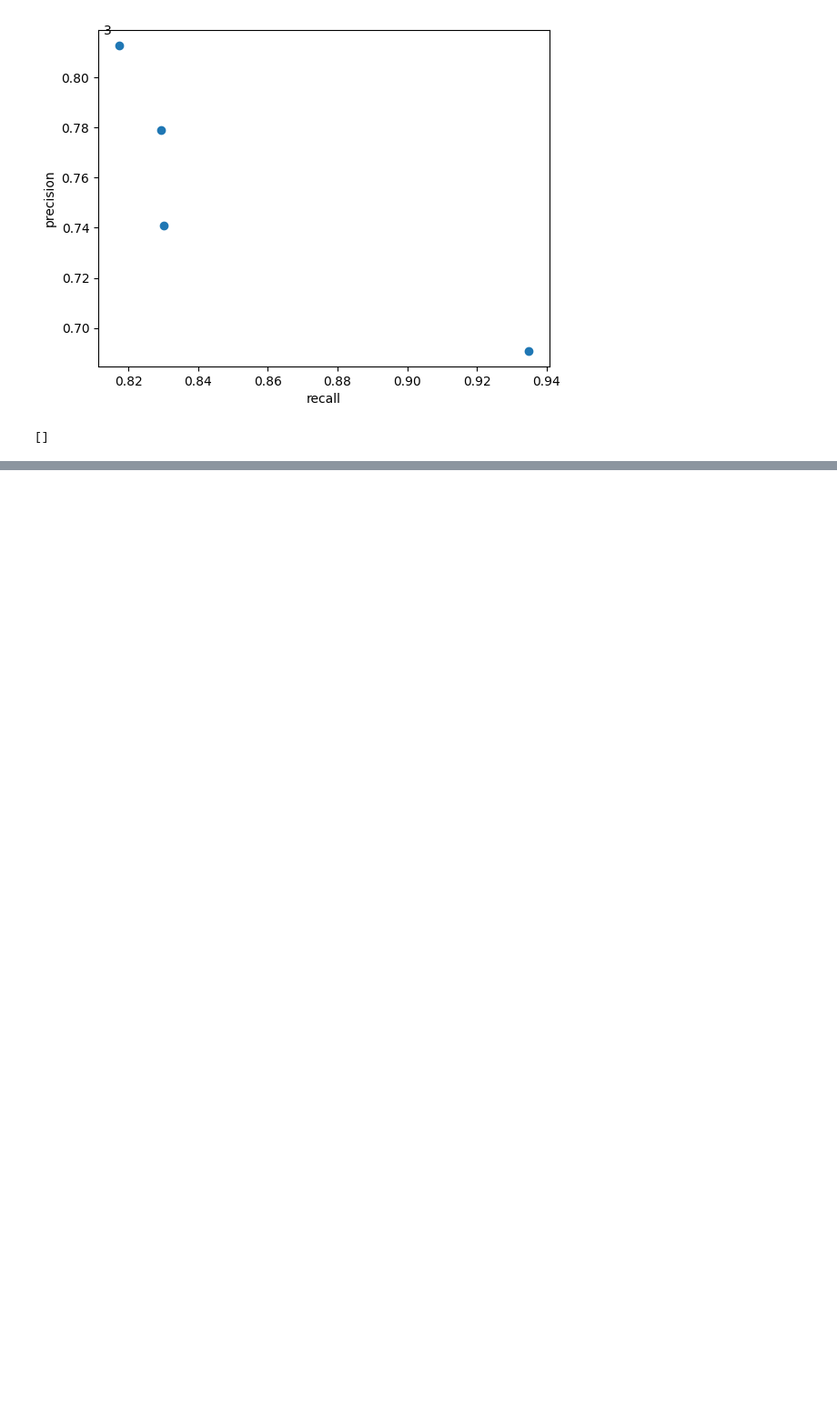
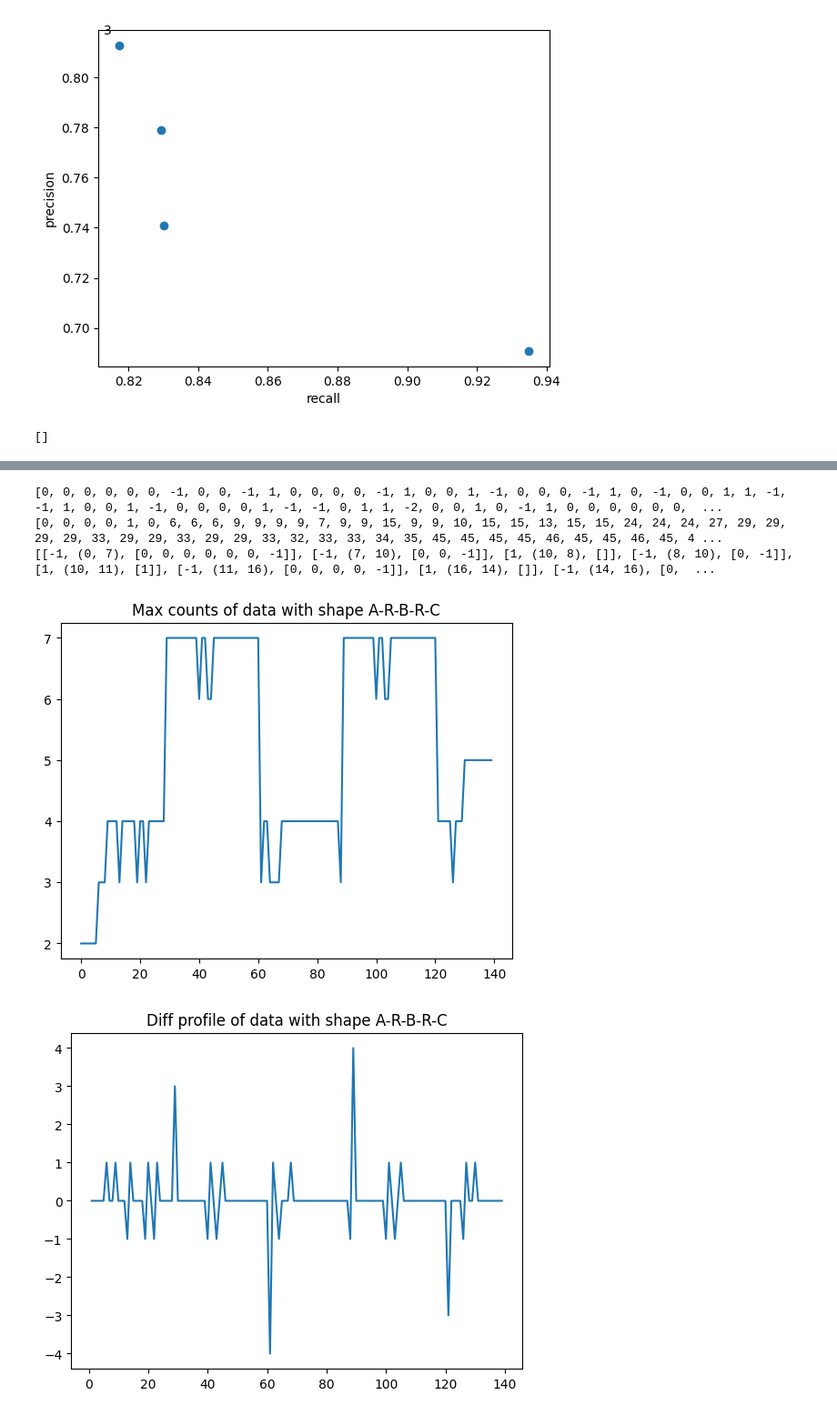
Before and after one commit to davidsmts/Overlapss, a Jupyter notebook: ECoCoTests.ipynb, the cells around one changed output, grey strips where cells are left out. Shown at 91% size. Cells and saved outputs as stored; diff of their text form; code cells hidden in the pictures; blank space fills up the shorter version.

```diff
--- a/ECoCoTests.ipynb
+++ b/ECoCoTests.ipynb
@@ -1400,0 +1450,26 @@ diff = 22 of 150
+# %%
+xpoints, ypoints, maxcounts, se, pc_diff_profile, artifact, mci = correct_diff_profile("data/shortcirc_reads_random.txt", "1111011011", 0)
+print(se)
+print(mci)
+print(artifact)
+# Plot
+plt.plot([i for i in range(len(maxcounts))], maxcounts)
+plt.title("Max counts of data with shape A-R-B-R-C")
+plt.savefig('imgs/circular_dp.png', bbox_inches='tight')
+plt.show()
+# Plot
+plt.plot(xpoints, pc_diff_profile)
+plt.title("Diff profile of data with shape A-R-B-R-C")
+plt.savefig('imgs/circular_dp.png', bbox_inches='tight')
+plt.show()
+# Plot
+plt.plot(xpoints, ypoints)
+plt.title("Corrected diff profile of data with shape A-R-B-R-C")
+plt.savefig('imgs/circular_cdp.png', bbox_inches='tight')
+plt.show()
+# %% [output]
+[0, 0, 0, 0, 0, 0, -1, 0, 0, -1, 1, 0, 0, 0, 0, -1, 1, 0, 0, 1, -1, 0, 0, 0, -1, 1, 0, -1, 0, 0, 1, 1, -1, -1, 1, 0, 0, 1, -1, 0, 0, 0, 0, 1, -1, -1, 0, 1, 1, -2, 0, 0, 1, 0, -1, 1, 0, 0, 0, 0, 0, 0,  ...
+[0, 0, 0, 0, 1, 0, 6, 6, 6, 9, 9, 9, 9, 7, 9, 9, 15, 9, 9, 10, 15, 15, 13, 15, 15, 24, 24, 24, 27, 29, 29, 29, 29, 33, 29, 29, 33, 29, 29, 33, 32, 33, 33, 34, 35, 45, 45, 45, 45, 46, 45, 45, 46, 45, 4 ...
+[[-1, (0, 7), [0, 0, 0, 0, 0, 0, -1]], [-1, (7, 10), [0, 0, -1]], [1, (10, 8), []], [-1, (8, 10), [0, -1]], [1, (10, 11), [1]], [-1, (11, 16), [0, 0, 0, 0, -1]], [1, (16, 14), []], [-1, (14, 16), [0,  ...
+[figure, added]
+[figure, added]
```
Also changed, not shown: parts of 6 cells of this notebook, 9 other files.
